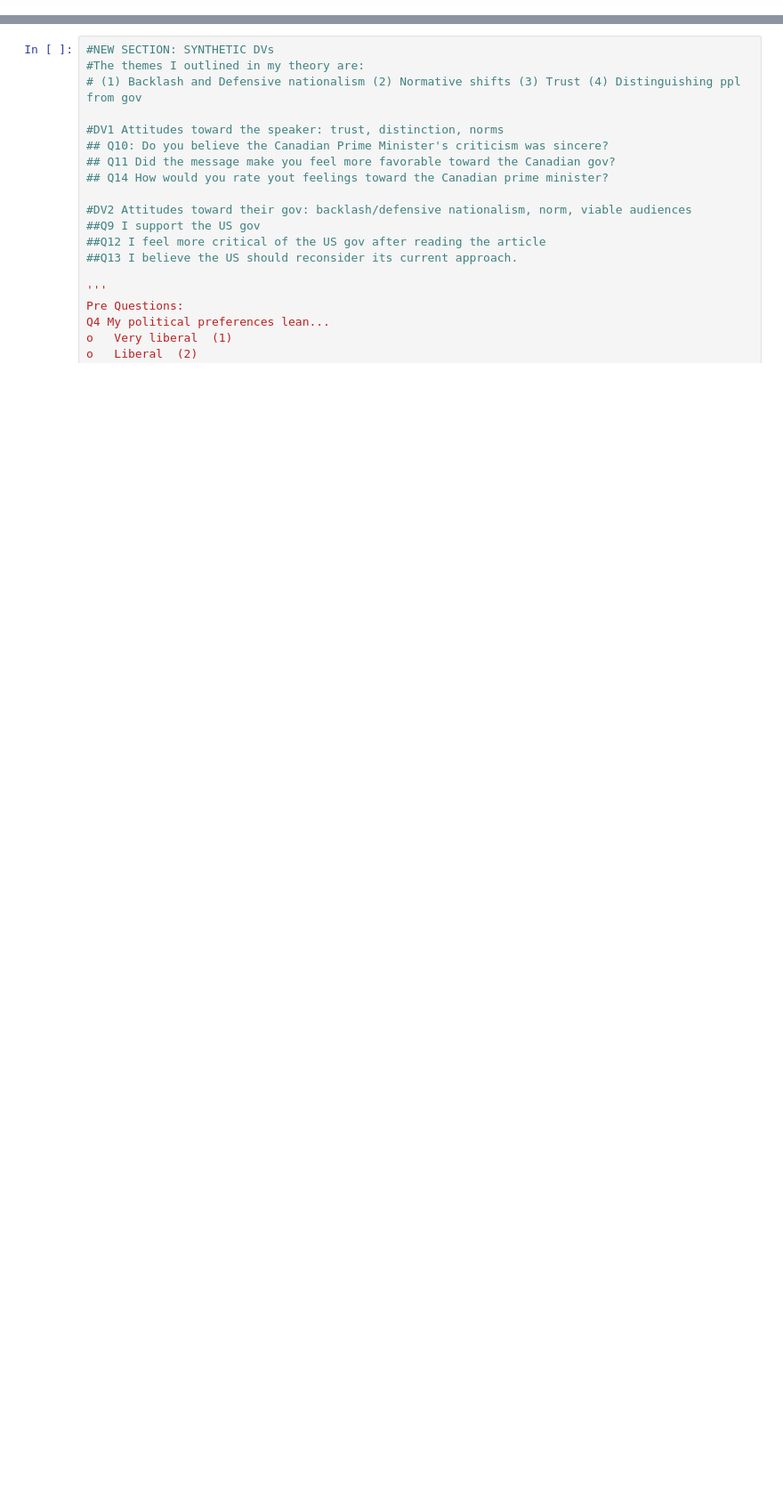
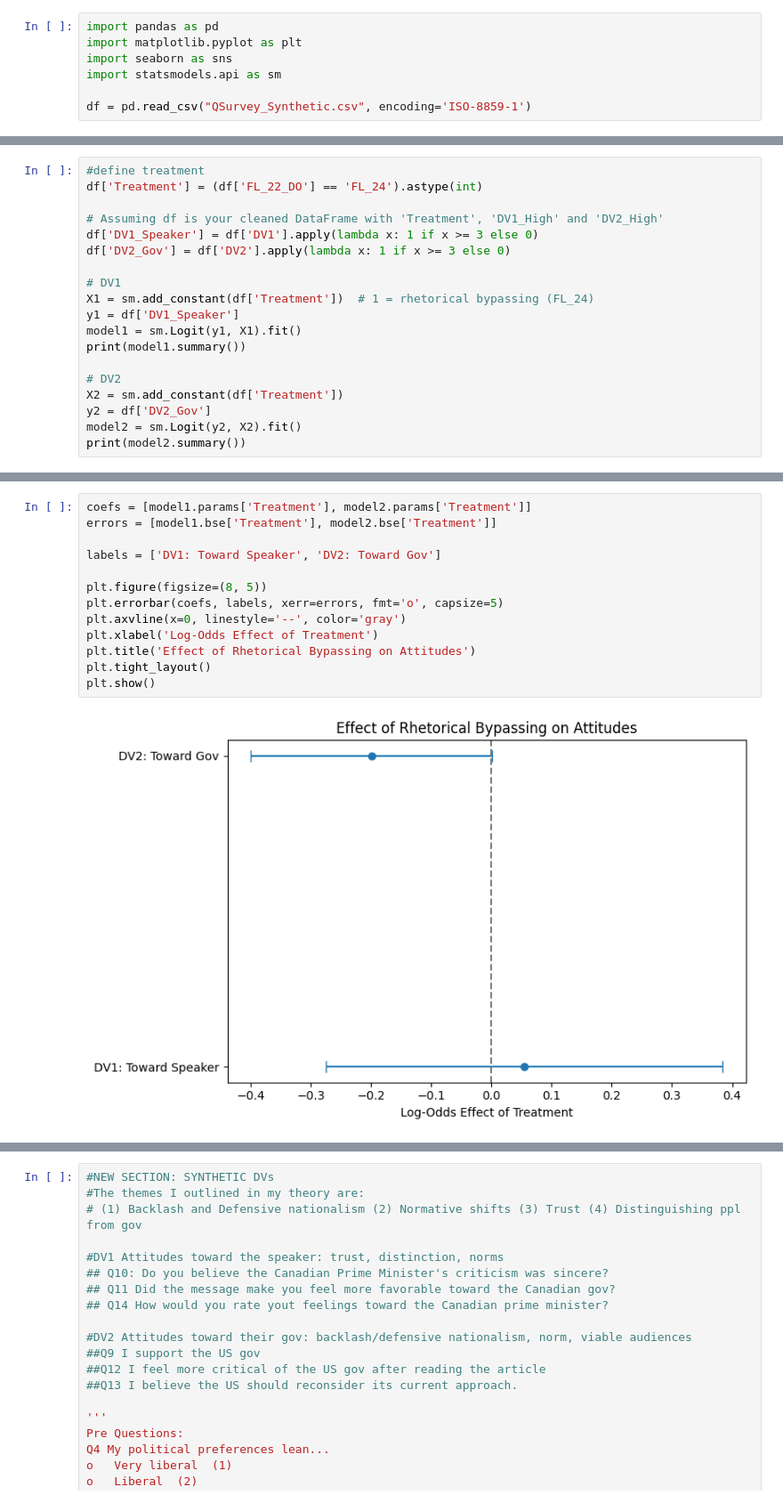
Before and after one commit to lmsobhani/Thesis, a Jupyter notebook: SurveyAnalysis2.ipynb, the cells around one changed output, grey strips where cells are left out. Shown at 89% size. Drawn from its saved outputs; the diff is of its cells as text; blank space fills up the shorter version.

```diff
--- a/SurveyAnalysis2.ipynb
+++ b/SurveyAnalysis2.ipynb
@@ -0,0 +1,7 @@
+# %%
+import pandas as pd
+import matplotlib.pyplot as plt
+import seaborn as sns
+import statsmodels.api as sm
+
+df = pd.read_csv("QSurvey_Synthetic.csv", encoding='ISO-8859-1')
@@ -0,0 +20,19 @@
+# %%
+#define treatment
+df['Treatment'] = (df['FL_22_DO'] == 'FL_24').astype(int)
+
+# Assuming df is your cleaned DataFrame with 'Treatment', 'DV1_High' and 'DV2_High'
+df['DV1_Speaker'] = df['DV1'].apply(lambda x: 1 if x >= 3 else 0)
+df['DV2_Gov'] = df['DV2'].apply(lambda x: 1 if x >= 3 else 0)
+
+# DV1
+X1 = sm.add_constant(df['Treatment'])  # 1 = rhetorical bypassing (FL_24)
+y1 = df['DV1_Speaker']
+model1 = sm.Logit(y1, X1).fit()
+print(model1.summary())
+
+# DV2
+X2 = sm.add_constant(df['Treatment'])
+y2 = df['DV2_Gov']
+model2 = sm.Logit(y2, X2).fit()
+print(model2.summary())
@@ -0,0 +57,15 @@
+# %%
+coefs = [model1.params['Treatment'], model2.params['Treatment']]
+errors = [model1.bse['Treatment'], model2.bse['Treatment']]
+
+labels = ['DV1: Toward Speaker', 'DV2: Toward Gov']
+
+plt.figure(figsize=(8, 5))
+plt.errorbar(coefs, labels, xerr=errors, fmt='o', capsize=5)
+plt.axvline(x=0, linestyle='--', color='gray')
+plt.xlabel('Log-Odds Effect of Treatment')
+plt.title('Effect of Rhetorical Bypassing on Attitudes')
+plt.tight_layout()
+plt.show()
+# %% [output]
+[figure, added]
```
Also changed, not shown: parts of 4 cells of this notebook.
